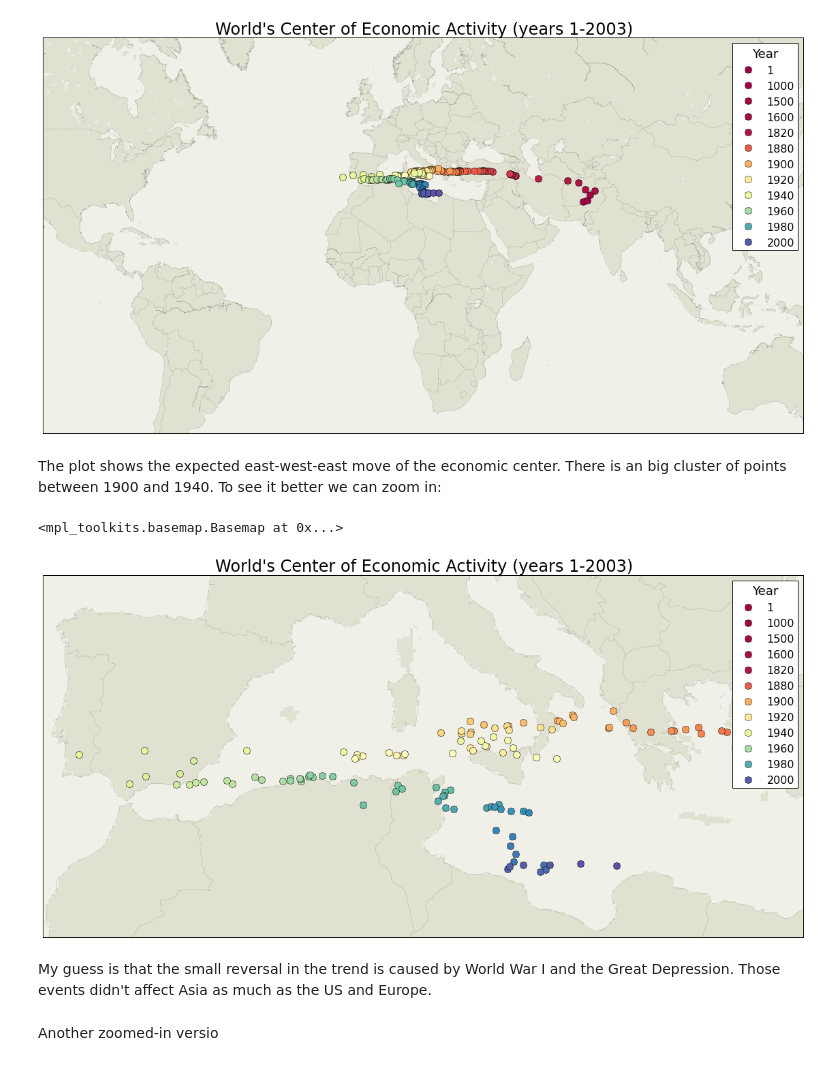
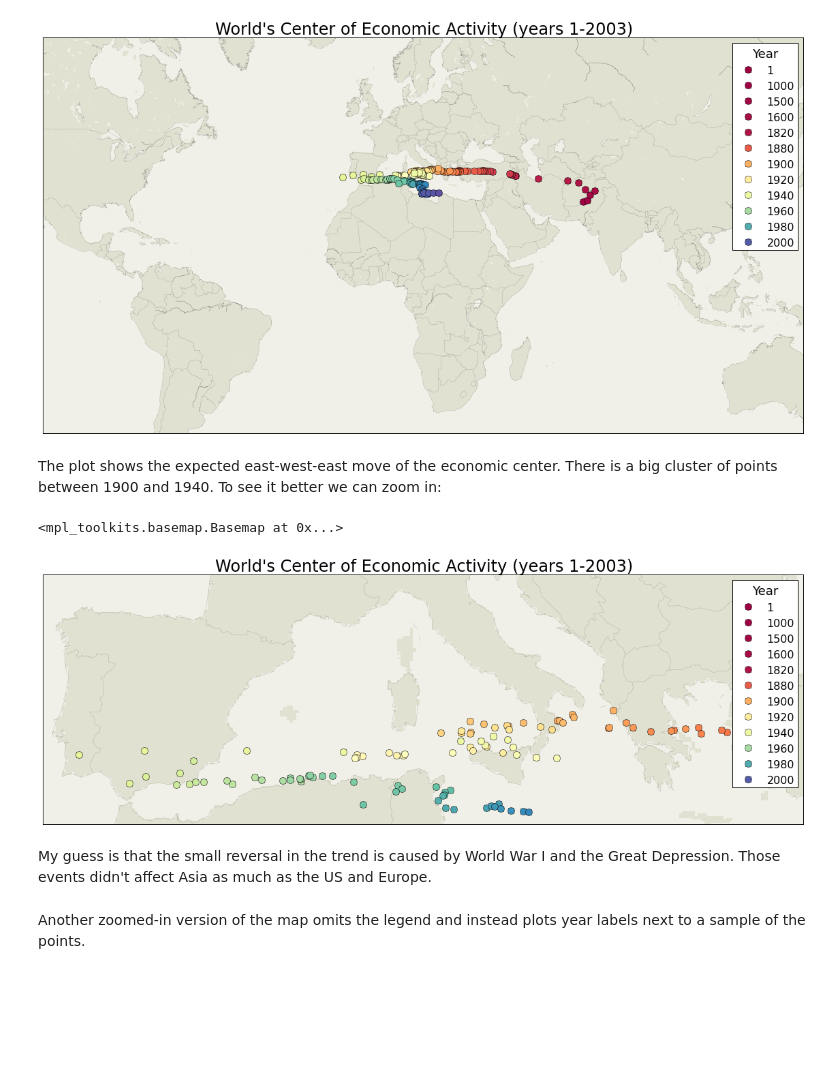
Before and after one commit to djv/world_economic_center, a Jupyter notebook: map.ipynb, the cells around one changed output. Cells and saved outputs as stored; diff of their text form; code cells hidden in the pictures; blank space fills up the shorter version.

```diff
--- a/map.ipynb
+++ b/map.ipynb
@@ -179,16 +179,16 @@ plot1(-110, -40, 140, 65)
 <mpl_toolkits.basemap.Basemap at 0x...>
 [figure]
 # %% [markdown]
-The plot shows the expected east-west-east move of the economic center. There is an big cluster of points between 1900 and 1940. To see it better we can zoom in:
+The plot shows the expected east-west-east move of the economic center. There is a big cluster of points between 1900 and 1940. To see it better we can zoom in:
 # %%
-plot1(-10, 30, 30, 45)
+plot1(-10, 35, 30, 45)
 # %% [output]
 <mpl_toolkits.basemap.Basemap at 0x...>
-[figure, old version]
+[figure, new version]
 # %% [markdown]
 My guess is that the small reversal in the trend is caused by World War I and the Great Depression. Those events didn't affect Asia as much as the US and Europe.
-# %% [markdown]
-Another zoomed-in versio
+# %% [markdown]
+Another zoomed-in version of the map omits the legend and instead plots year labels next to a sample of the points.
 # %%
 def plot2(llon, llat, ulon, ulat):
     plt.figure(figsize=(20, 15))
```
Also changed, not shown: parts of 9 cells of this notebook, 1 other file.
